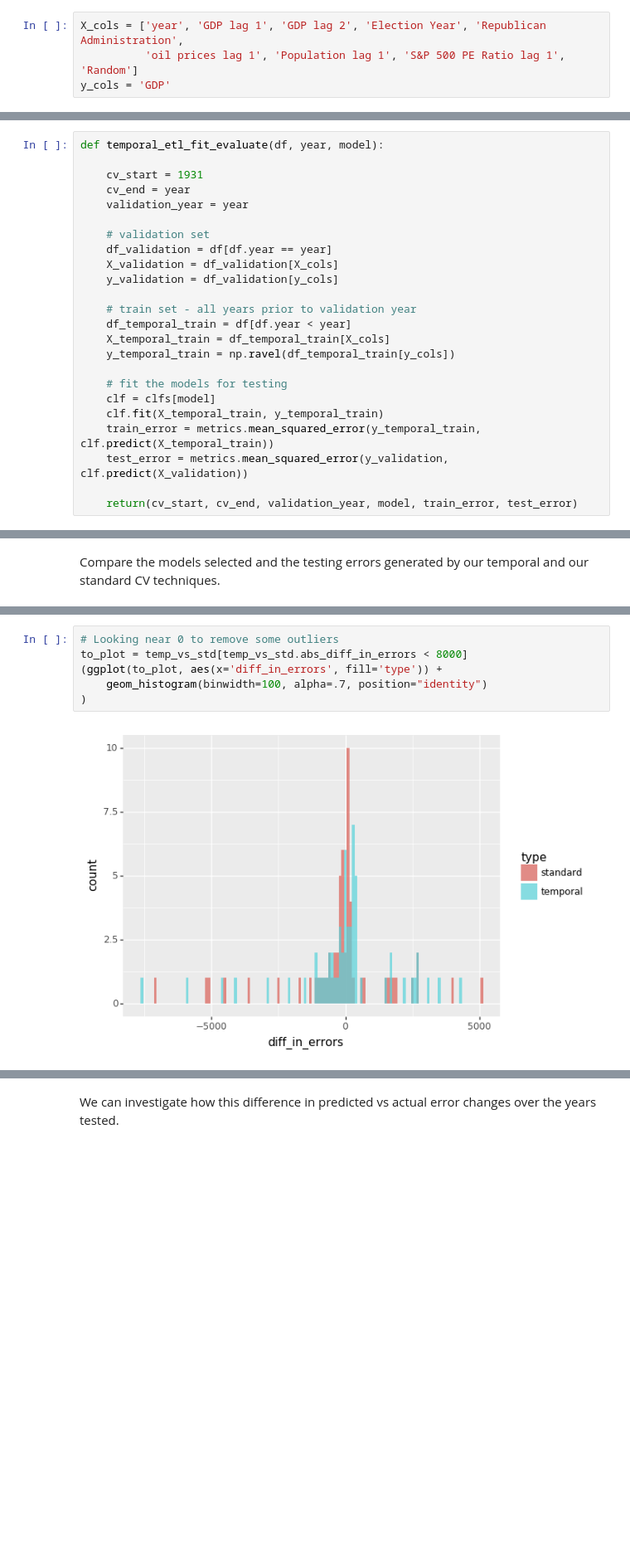
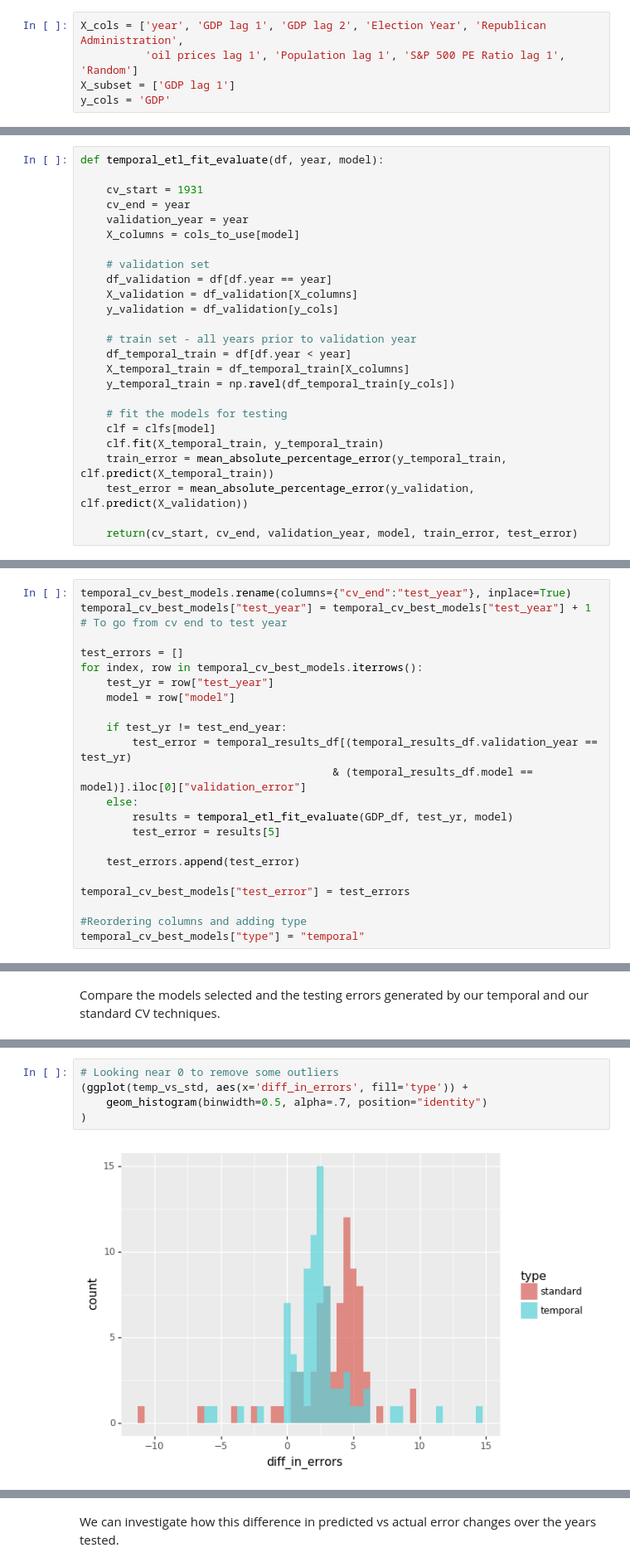
Before and after one commit to dssg/hitchhikers-guide, a Jupyter notebook: curriculum/3_modeling_and_machine_learning/machine-learning/predicting_GDP.ipynb, the cells around one changed output, grey strips where cells are left out. Shown: that part at 83% size. Cells and saved outputs as stored; diff of their text form; blank space fills up the shorter version.

Commit message:
Changed to percentage error, and others

```diff
--- a/curriculum/3_modeling_and_machine_learning/machine-learning/predicting_GDP.ipynb
+++ b/curriculum/3_modeling_and_machine_learning/machine-learning/predicting_GDP.ipynb
@@ -135,6 +135,7 @@ Let's define the features and target:
 # %%
 X_cols = ['year', 'GDP lag 1', 'GDP lag 2', 'Election Year', 'Republican Administration',
           'oil prices lag 1', 'Population lag 1', 'S&P 500 PE Ratio lag 1', 'Random']
+X_subset = ['GDP lag 1']
 y_cols = 'GDP'
 # %% [markdown]
 In practice, we can try [hundreds](https://github.com/rayidghani/magicloops/blob/master/mlfunctions.py) or even thousands of model types. To keep things simple, we'll try four here:
@@ -375,22 +393,23 @@ def temporal_etl_fit_evaluate(df, year, model):
     cv_start = 1931
     cv_end = year
     validation_year = year
+    X_columns = cols_to_use[model]
 
     # validation set
     df_validation = df[df.year == year]
-    X_validation = df_validation[X_cols]
+    X_validation = df_validation[X_columns]
     y_validation = df_validation[y_cols]
 
     # train set - all years prior to validation year
     df_temporal_train = df[df.year < year]
-    X_temporal_train = df_temporal_train[X_cols]
+    X_temporal_train = df_temporal_train[X_columns]
     y_temporal_train = np.ravel(df_temporal_train[y_cols])
 
     # fit the models for testing
     clf = clfs[model]
     clf.fit(X_temporal_train, y_temporal_train)
-    train_error = metrics.mean_squared_error(y_temporal_train, clf.predict(X_temporal_train))
-    test_error = metrics.mean_squared_error(y_validation, clf.predict(X_validation))
+    train_error = mean_absolute_percentage_error(y_temporal_train, clf.predict(X_temporal_train))
+    test_error = mean_absolute_percentage_error(y_validation, clf.predict(X_validation))
 
     return(cv_start, cv_end, validation_year, model, train_error, test_error)
 # %% [markdown]
@@ -509,3 +507,25 @@ temporal_cv_best_models["test_year"] = temporal_cv_best_models["test_year"] + 1
+# %%
+temporal_cv_best_models.rename(columns={"cv_end":"test_year"}, inplace=True)
+temporal_cv_best_models["test_year"] = temporal_cv_best_models["test_year"] + 1 # To go from cv end to test year
+
+test_errors = []
+for index, row in temporal_cv_best_models.iterrows():
+    test_yr = row["test_year"]
+    model = row["model"]
+
+    if test_yr != test_end_year:
+        test_error = temporal_results_df[(temporal_results_df.validation_year == test_yr)
+                                       & (temporal_results_df.model == model)].iloc[0]["validation_error"]
+    else:
+        results = temporal_etl_fit_evaluate(GDP_df, test_yr, model)
+        test_error = results[5]
+
+    test_errors.append(test_error)
+
+temporal_cv_best_models["test_error"] = test_errors
+
+#Reordering columns and adding type
+temporal_cv_best_models["type"] = "temporal"
 # %%
 temporal_cv_best_models.head(n=15)
 # %% [output]
@@ -577,9 +595,8 @@ temp_vs_std
 152 rows × 7 columns
 # %%
 # Looking near 0 to remove some outliers
-to_plot = temp_vs_std[temp_vs_std.abs_diff_in_errors < 8000]
-(ggplot(to_plot, aes(x='diff_in_errors', fill='type')) +
-    geom_histogram(binwidth=100, alpha=.7, position="identity")
+(ggplot(temp_vs_std, aes(x='diff_in_errors', fill='type')) +
+    geom_histogram(binwidth=0.5, alpha=.7, position="identity")
 )
 # %% [output]
-[figure, old version]
+[figure, new version]
```
Also changed, not shown: parts of 39 cells of this notebook.
